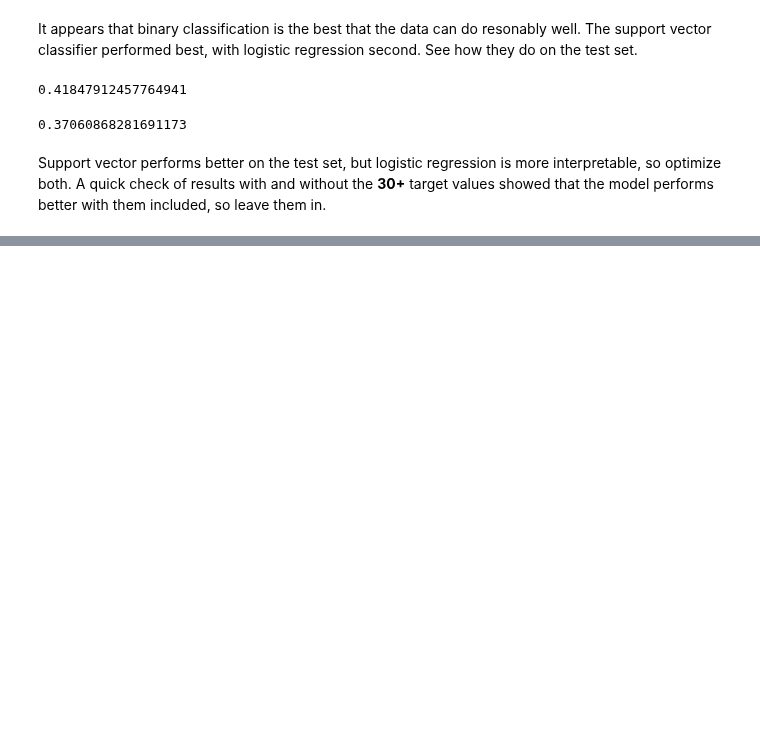
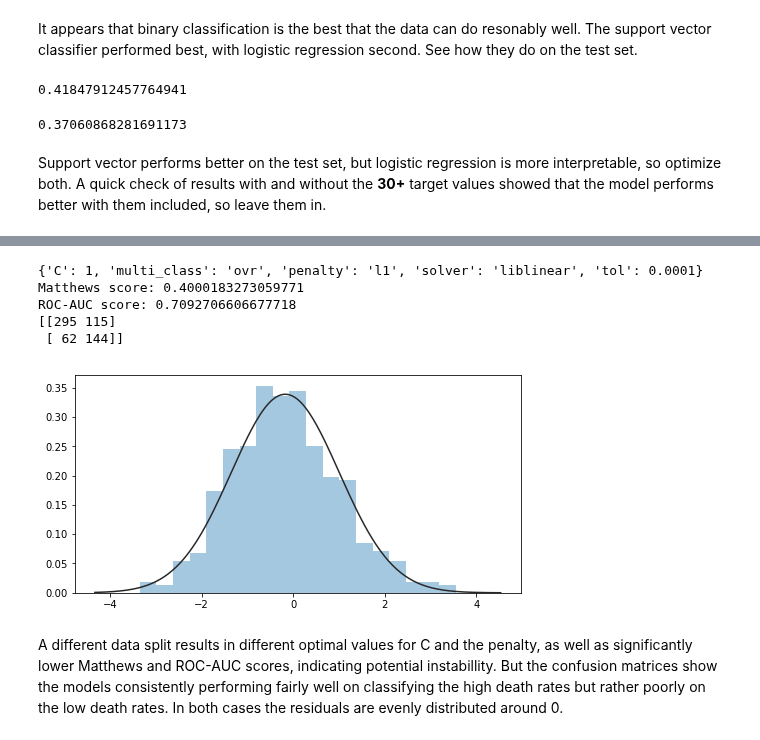
Before and after one commit to vincegiorno/drug_deaths, a Jupyter notebook: drug_deaths.ipynb, the cells around one changed output, grey strips where cells are left out. Cells and saved outputs as stored; diff of their text form; code cells hidden in the pictures; blank space fills up the shorter version.

```diff
--- a/drug_deaths.ipynb
+++ b/drug_deaths.ipynb
@@ -1102,0 +966,11 @@ urb_inf__5.0 : -0.46961  OR: 0.63
+# %%
+lrc_2 = optimize(lrc, lrc_params, X, Y_2, 0.2, 37)
+# %% [output]
+{'C': 1, 'multi_class': 'ovr', 'penalty': 'l1', 'solver': 'liblinear', 'tol': 0.0001}
+Matthews score: 0.4000183273059771
+ROC-AUC score: 0.7092706606677718
+[[295 115]
+ [ 62 144]]
+[figure, added]
+# %% [markdown]
+A different data split results in different optimal values for C and the penalty, as well as significantly lower Matthews and ROC-AUC scores, indicating potential instabillity. But the confusion matrices show the models consistently performing fairly well on classifying the high death rates but rather poorly on the low death rates. In both cases the residuals are evenly distributed around 0.
```
Also changed, not shown: parts of 35 cells of this notebook.
